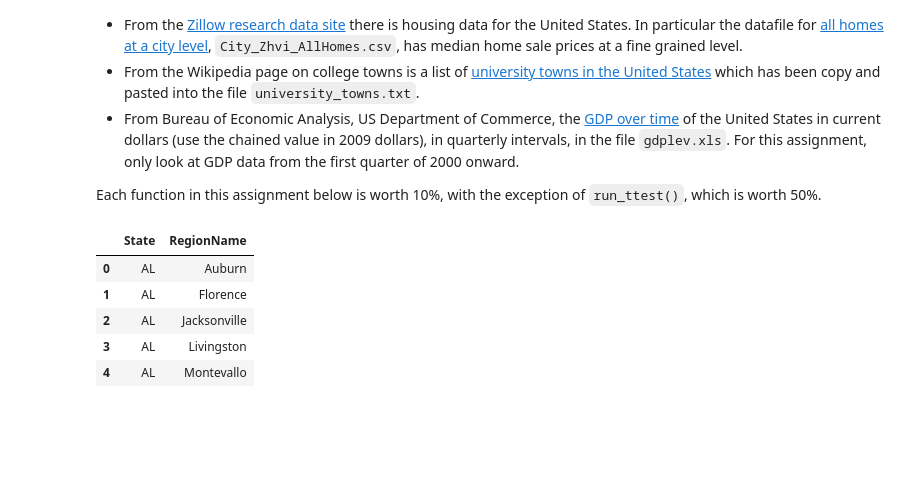
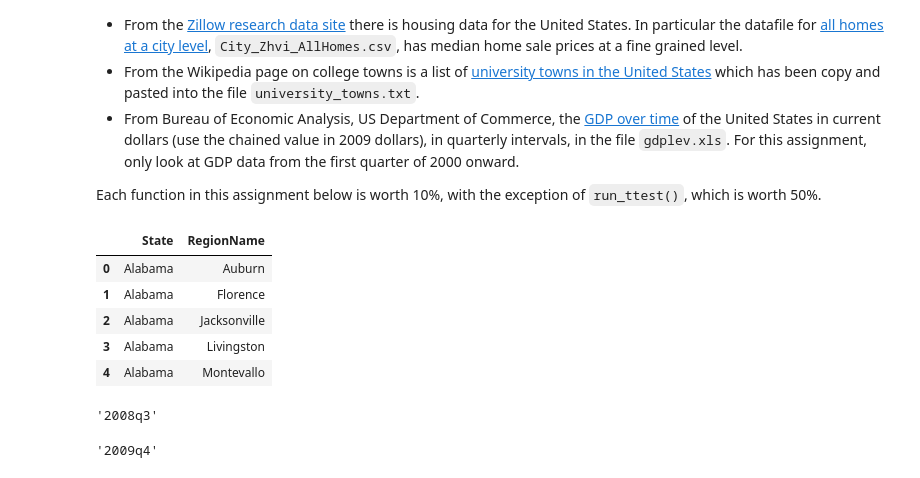
Before and after one commit to nummy/exec, a Jupyter notebook: wang/course/Assignment 4.ipynb, the cells around one changed output. Cells and saved outputs as stored; diff of their text form; code cells hidden in the pictures; blank space fills up the shorter version.

```diff
--- a/wang/course/Assignment 4.ipynb
+++ b/wang/course/Assignment 4.ipynb
@@ -32,36 +32,35 @@ states = {'OH': 'Ohio', 'KY': 'Kentucky', 'AS': 'American Samoa', 'NV': 'Nevada'
 # %%
 def get_list_of_university_towns():
     '''Returns a DataFrame of towns and the states they are in from the
     university_towns.txt list. The format of the DataFrame should be:
     DataFrame( [ ["Michigan", "Ann Arbor"], ["Michigan", "Yipsilanti"] ],
     columns=["State", "RegionName"]  )
 
     The following cleaning needs to be done:
 
     1. For "State", removing characters from "[" to the end.
     2. For "RegionName", when applicable, removing every character from " (" to the end.
     3. Depending on how you read the data, you may need to remove newline character '\n'. '''
     data = []
     fp = open("university_towns.txt", "r")
     state = ""
-    state_dict = {v:k for k, v in states.items()}
     for line in fp:
         line = line.strip()
         if line.endswith("[edit]"):
             state = line.replace("[edit]", "")
-            state = state_dict[state]
+            #state = state_dict[state]
         else:
-            region = line.split("(")[0]
+            region = line.split("(")[0].strip()
             data.append([state, region])
     towns = pd.DataFrame(data, columns=["State", "RegionName"])
     return towns
 
 towns = get_list_of_university_towns()
 towns.head()
 # %% [output]
 |  | State | RegionName |
-| 0 | AL | Auburn |
-| 1 | AL | Florence |
-| 2 | AL | Jacksonville |
-| 3 | AL | Livingston |
-| 4 | AL | Montevallo |
+| 0 | Alabama | Auburn |
+| 1 | Alabama | Florence |
+| 2 | Alabama | Jacksonville |
+| 3 | Alabama | Livingston |
+| 4 | Alabama | Montevallo |
@@ -85,0 +67,48 @@ def get_recession_bottom():
+# %%
+def get_recession_start():
+    '''Returns the year and quarter of the recession start time as a
+    string value in a format such as 2005q3'''
+    gdp_data = pd.read_excel("gdplev.xls", skiprows=219)
+    quarters = gdp_data.iloc[:, 4]
+    gdp = gdp_data.iloc[:,6]
+    GDP = pd.DataFrame()
+    GDP["Quarter"] = quarters
+    GDP["GDP"] = gdp
+    temp=[None] + list(gdp.values)[:-1]
+    temp = np.array(temp)
+    GDP["Change"] = GDP["GDP"] - temp
+    for i in range(len(GDP)-1):
+        if GDP["Change"][i] < 0 and GDP["Change"][i+1] <0:
+            break
+    quarter = quarters[i]
+    return quarter
+
+get_recession_start()
+# %% [output]
+'2008q3'
+# %%
+def get_recession_end():
+    '''Returns the year and quarter of the recession end time as a
+    string value in a format such as 2005q3'''
+    gdp_data = pd.read_excel("gdplev.xls", skiprows=219)
+    quarters = gdp_data.iloc[:, 4]
+    gdp = gdp_data.iloc[:,6]
+    GDP = pd.DataFrame()
+    GDP["Quarter"] = quarters
+    GDP["GDP"] = gdp
+    temp=[None] + list(gdp.values)[:-1]
+    temp = np.array(temp)
+    GDP["Change"] = GDP["GDP"] - temp
+    for i in range(len(GDP)-1):
+        if GDP["Change"][i] < 0 and GDP["Change"][i+1] <0:
+            break
+    start = i
+    for i in range(start,len(GDP)-1):
+        if GDP["Change"][i] > 0 and GDP["Change"][i+1] > 0:
+            break
+    quarter = quarters[i+1]
+    return quarter
+
+get_recession_end()
+# %% [output]
+'2009q4'
```
Also changed, not shown: parts of 5 cells of this notebook.
